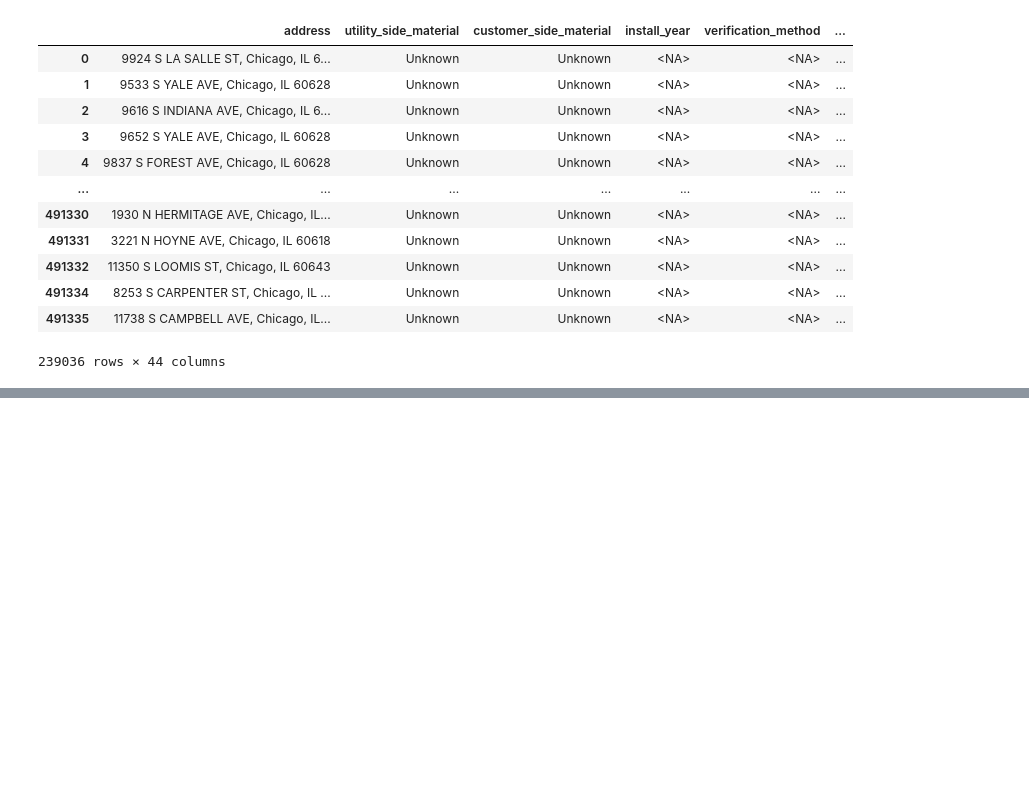
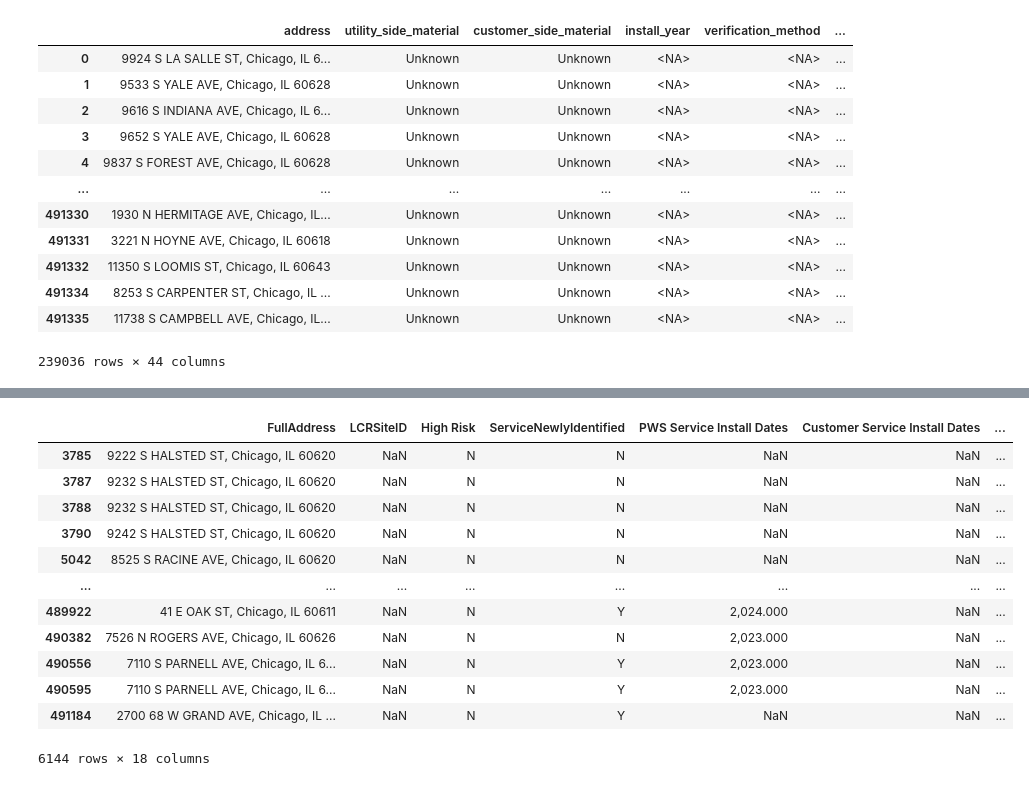
Before and after one commit to prad101/lead-line-lens, a Jupyter notebook: notebooks/01_audit.ipynb, the cells around one changed output, grey strips where cells are left out. Saved outputs shown, nothing was run; the diff lists cells and outputs as text; code cells hidden in the pictures; blank space fills up the shorter version.

```diff
--- a/notebooks/01_audit.ipynb
+++ b/notebooks/01_audit.ipynb
@@ -358,3 +358,5 @@ df.loc[(df["utility_side_material"] == 'Unknown') & (df["customer_side_material"
 | 491334 | 8253 S CARPENTER ST, Chicago, IL ... | Unknown | Unknown | <NA> | <NA> | ... |
 | 491335 | 11738 S CAMPBELL AVE, Chicago, IL... | Unknown | Unknown | <NA> | <NA> | ... |
 239036 rows × 44 columns
+# %%
+inv_2025 = pd.read_excel("/Users/pradyumnakumar/Documents/masters/ksu/projects/lead-line-lens/data/raw/chicago/2025_inventory copy.xlsx", header=17)
@@ -360,0 +401,16 @@ df.loc[(df["utility_side_material"] == 'Unknown') & (df["customer_side_material"
+# %%
+inv_2025[inv_2025.groupby("FullAddress")["FullAddress"].transform('count') == 2]
+# %% [output]
+|  | FullAddress | LCRSiteID | High Risk | ServiceNewlyIdentified | PWS Service Install Dates | Customer Service Install Dates | ... |
+| 3785 | 9222 S HALSTED ST, Chicago, IL 60620 | NaN | N | N | NaN | NaN | ... |
+| 3787 | 9232 S HALSTED ST, Chicago, IL 60620 | NaN | N | N | NaN | NaN | ... |
+| 3788 | 9232 S HALSTED ST, Chicago, IL 60620 | NaN | N | N | NaN | NaN | ... |
+| 3790 | 9242 S HALSTED ST, Chicago, IL 60620 | NaN | N | N | NaN | NaN | ... |
+| 5042 | 8525 S RACINE AVE, Chicago, IL 60620 | NaN | N | N | NaN | NaN | ... |
+| ... | ... | ... | ... | ... | ... | ... | ... |
+| 489922 | 41 E OAK ST, Chicago, IL 60611 | NaN | N | Y | 2,024.000 | NaN | ... |
+| 490382 | 7526 N ROGERS AVE, Chicago, IL 60626 | NaN | N | N | 2,023.000 | NaN | ... |
+| 490556 | 7110 S PARNELL AVE, Chicago, IL 6... | NaN | N | Y | 2,023.000 | NaN | ... |
+| 490595 | 7110 S PARNELL AVE, Chicago, IL 6... | NaN | N | Y | 2,023.000 | NaN | ... |
+| 491184 | 2700 68 W GRAND AVE, Chicago, IL ... | NaN | N | Y | NaN | NaN | ... |
+6144 rows × 18 columns
```
Also changed, not shown: parts of 2 cells of this notebook, 7 other files.
